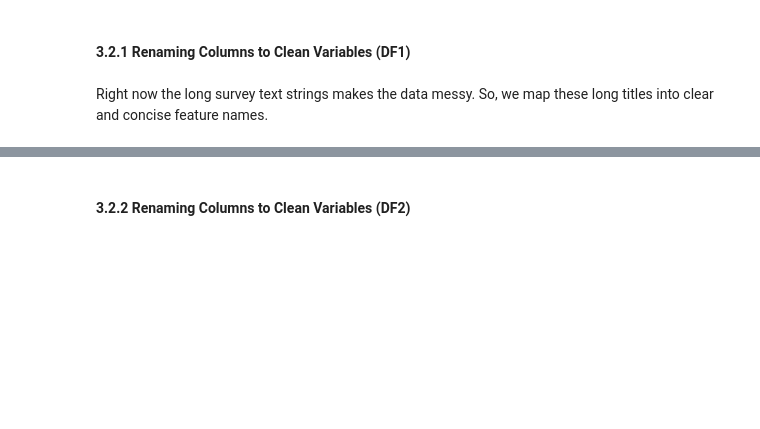
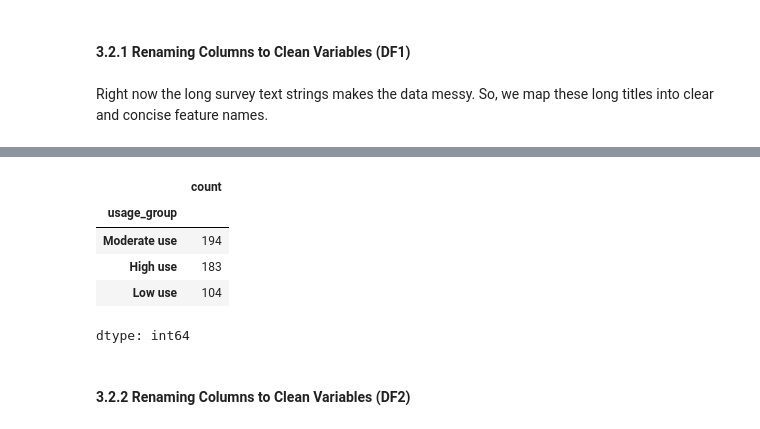
Before and after one commit to klyckman/CSMODEL, a Jupyter notebook: notebooks/Kodiak_Knowers_Notebook.ipynb, the cells around one changed output, grey strips where cells are left out. Saved outputs shown, nothing was run; the diff lists cells and outputs as text; code cells hidden in the pictures; blank space fills up the shorter version.

```diff
--- a/notebooks/Kodiak_Knowers_Notebook.ipynb
+++ b/notebooks/Kodiak_Knowers_Notebook.ipynb
@@ -128,3 +154,12 @@ df1.head()
+# %%
+df1_clean['usage_group'].value_counts()
+# %% [output]
+|  | count |
+| usage_group |  |
+| Moderate use | 194 |
+| High use | 183 |
+| Low use | 104 |
+dtype: int64
 # %% [markdown]
 #### **3.2.2 Renaming Columns to Clean Variables (DF2)**
 # %%
```
Also changed, not shown: parts of 11 cells of this notebook.
